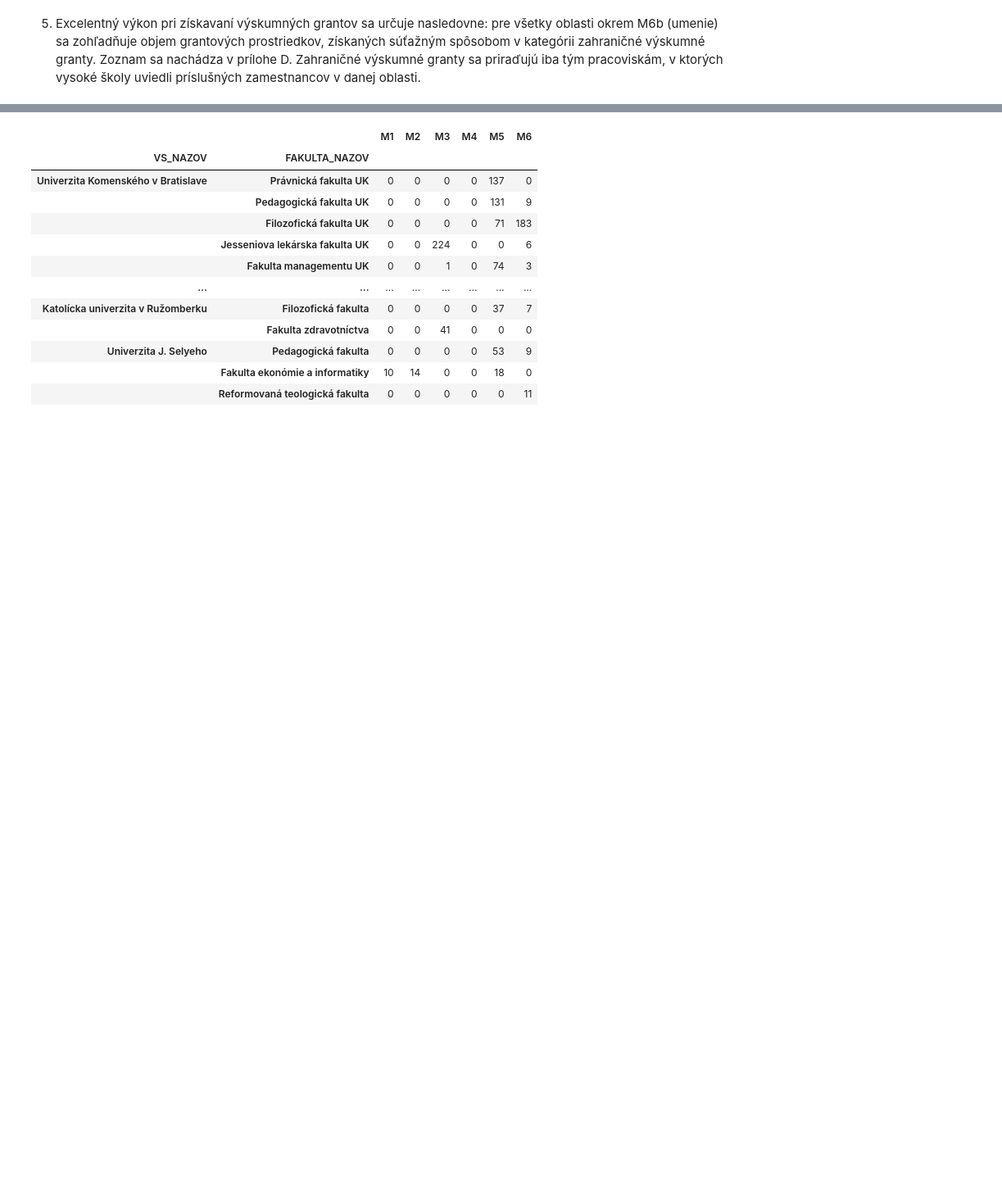
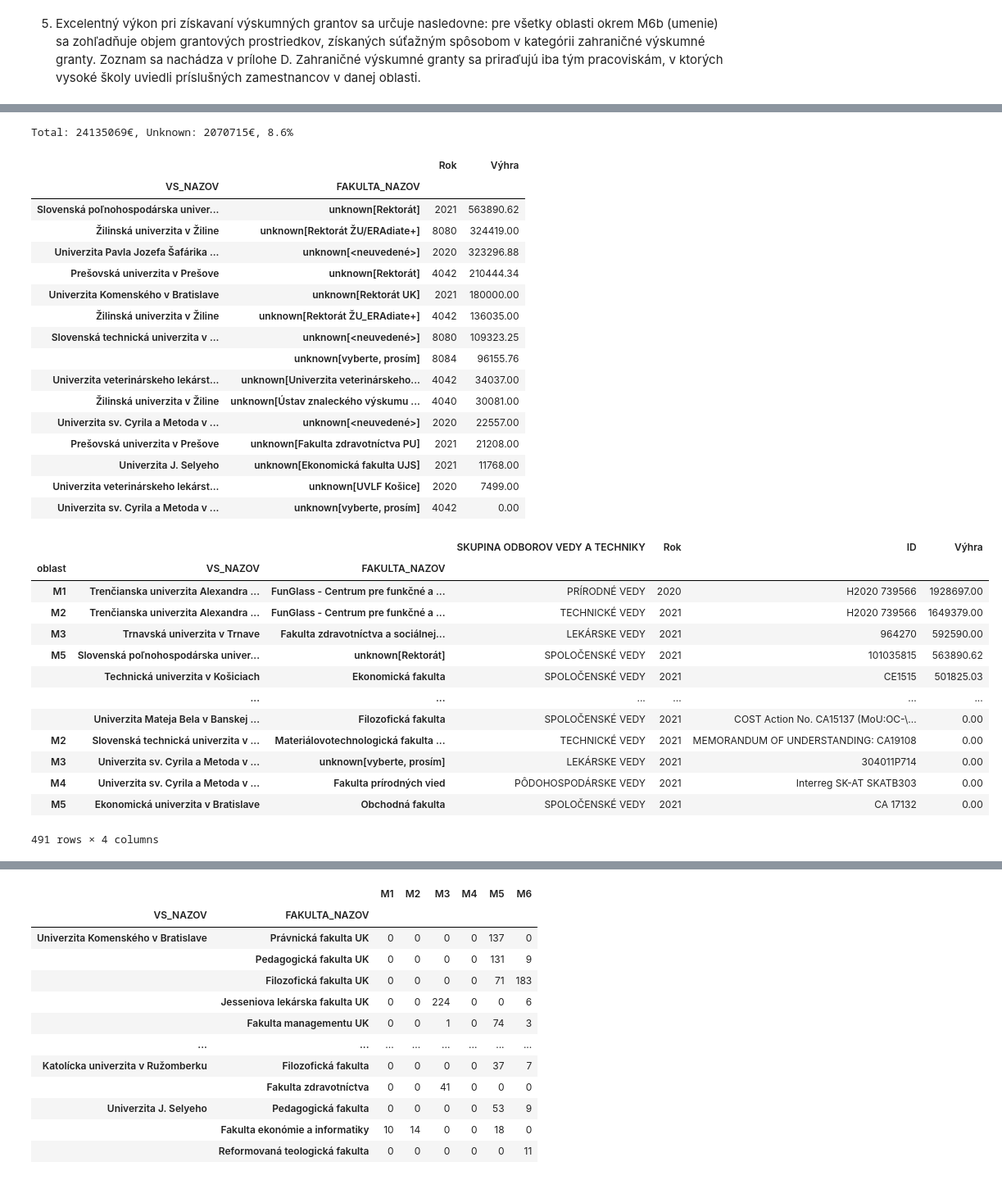
Before and after one commit to kiwaikiki/rozpis-dotacii-sr-vs, a Jupyter notebook: src/analyze.ipynb, the cells around one changed output, grey strips where cells are left out. Shown: that part at 82% size. Cells and saved outputs as stored; diff of their text form; code cells hidden in the pictures; blank space fills up the shorter version.

```diff
--- a/src/analyze.ipynb
+++ b/src/analyze.ipynb
@@ -278,0 +291,2 @@ Index([  0,   1,   2,   3,   4,   5,   6,   7,   8,   9,
+# %%
+granty_orig.loc[granty_orig['ID'] == 'H2020 739566', 'FAKULTA_NAZOV'] = 'FunGlass - Centrum pre funkčné a povrchovo funkcionalizované sklá'
@@ -279,3 +369,46 @@ Index([  0,   1,   2,   3,   4,   5,   6,   7,   8,   9,
+# %%
+granty = granty_orig.copy().set_index(['VS_NAZOV', 'FAKULTA_NAZOV'])
+granty.index = granty.index.map(granty2publikacie_naming_mapping)
+granty = granty.reset_index()
+granty_unknown = granty[granty['FAKULTA_NAZOV'].str.startswith('unknown')].groupby(['VS_NAZOV', 'FAKULTA_NAZOV']).sum('Výhra')
+total_granty, total_granty_unknown = granty['Výhra'].sum(), granty_unknown['Výhra'].sum()
+print(f'Total: {total_granty:.0f}€, Unknown: {total_granty_unknown:.0f}€, {total_granty_unknown / total_granty:.1%}')
+display(granty_unknown.sort_values('Výhra', ascending=False))
+granty = granty.set_index(['oblast', 'VS_NAZOV', 'FAKULTA_NAZOV'])
+granty.sort_values('Výhra', ascending=False)
+# %% [output]
+Total: 24135069€, Unknown: 2070715€, 8.6%
+|  |  | Rok | Výhra |
+| VS_NAZOV | FAKULTA_NAZOV |  |  |
+| Slovenská poľnohospodárska univer... | unknown[Rektorát] | 2021 | 563890.62 |
+| Žilinská univerzita v Žiline | unknown[Rektorát ŽU/ERAdiate+] | 8080 | 324419.00 |
+| Univerzita Pavla Jozefa Šafárika ... | unknown[<neuvedené>] | 2020 | 323296.88 |
+| Prešovská univerzita v Prešove | unknown[Rektorát] | 4042 | 210444.34 |
+| Univerzita Komenského v Bratislave | unknown[Rektorát UK] | 2021 | 180000.00 |
+| Žilinská univerzita v Žiline | unknown[Rektorát ŽU_ERAdiate+] | 4042 | 136035.00 |
+| Slovenská technická univerzita v ... | unknown[<neuvedené>] | 8080 | 109323.25 |
+|  | unknown[vyberte, prosím] | 8084 | 96155.76 |
+| Univerzita veterinárskeho lekárst... | unknown[Univerzita veterinárskeho... | 4042 | 34037.00 |
+| Žilinská univerzita v Žiline | unknown[Ústav znaleckého výskumu ... | 4040 | 30081.00 |
+| Univerzita sv. Cyrila a Metoda v ... | unknown[<neuvedené>] | 2020 | 22557.00 |
+| Prešovská univerzita v Prešove | unknown[Fakulta zdravotníctva PU] | 2021 | 21208.00 |
+| Univerzita J. Selyeho | unknown[Ekonomická fakulta UJS] | 2021 | 11768.00 |
+| Univerzita veterinárskeho lekárst... | unknown[UVLF Košice] | 2020 | 7499.00 |
+| Univerzita sv. Cyrila a Metoda v ... | unknown[vyberte, prosím] | 4042 | 0.00 |
+|  |  |  | SKUPINA ODBOROV VEDY A TECHNIKY | Rok | ID | Výhra |
+| oblast | VS_NAZOV | FAKULTA_NAZOV |  |  |  |  |
+| M1 | Trenčianska univerzita Alexandra ... | FunGlass - Centrum pre funkčné a ... | PRÍRODNÉ VEDY | 2020 | H2020 739566 | 1928697.00 |
+| M2 | Trenčianska univerzita Alexandra ... | FunGlass - Centrum pre funkčné a ... | TECHNICKÉ VEDY | 2021 | H2020 739566 | 1649379.00 |
+| M3 | Trnavská univerzita v Trnave | Fakulta zdravotníctva a sociálnej... | LEKÁRSKE VEDY | 2021 | 964270 | 592590.00 |
+| M5 | Slovenská poľnohospodárska univer... | unknown[Rektorát] | SPOLOČENSKÉ VEDY | 2021 | 101035815 | 563890.62 |
+|  | Technická univerzita v Košiciach | Ekonomická fakulta | SPOLOČENSKÉ VEDY | 2021 | CE1515 | 501825.03 |
+|  | ... | ... | ... | ... | ... | ... |
+|  | Univerzita Mateja Bela v Banskej ... | Filozofická fakulta | SPOLOČENSKÉ VEDY | 2021 | COST Action No. CA15137 (MoU:OC-\... | 0.00 |
+| M2 | Slovenská technická univerzita v ... | Materiálovotechnologická fakulta ... | TECHNICKÉ VEDY | 2021 | MEMORANDUM OF UNDERSTANDING: CA19108 | 0.00 |
+| M3 | Univerzita sv. Cyrila a Metoda v ... | unknown[vyberte, prosím] | LEKÁRSKE VEDY | 2021 | 304011P714 | 0.00 |
+| M4 | Univerzita sv. Cyrila a Metoda v ... | Fakulta prírodných vied | PÔDOHOSPODÁRSKE VEDY | 2021 | Interreg SK-AT SKATB303 | 0.00 |
+| M5 | Ekonomická univerzita v Bratislave | Obchodná fakulta | SPOLOČENSKÉ VEDY | 2021 | CA 17132 | 0.00 |
+491 rows × 4 columns
 # %%
 # # # TODO fakulty_v_oblasti do novej premennej a merge so starou
 # fakulty_v_oblasti = {
```
Also changed, not shown: parts of 10 cells of this notebook, 1 other file.
